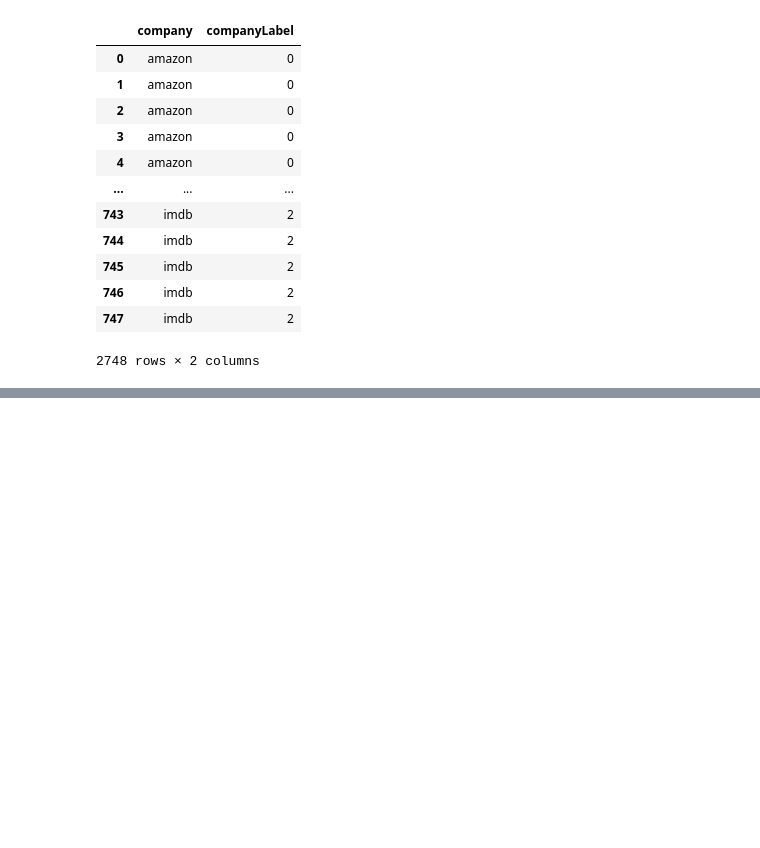
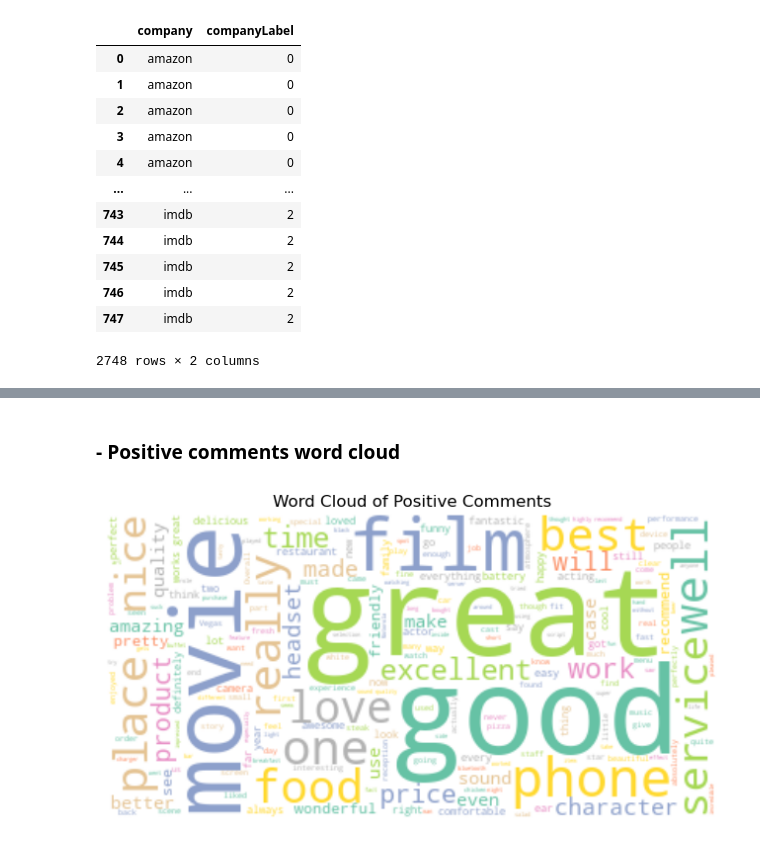
Before and after one commit to antinghsieh555/DM2022-Lab1-Homework, a Jupyter notebook: DM2022-Lab1-Homework_Part3Part4.ipynb, the cells around one changed output, grey strips where cells are left out. Cells and saved outputs as stored; diff of their text form; code cells hidden in the pictures; blank space fills up the shorter version.

```diff
--- a/DM2022-Lab1-Homework_Part3Part4.ipynb
+++ b/DM2022-Lab1-Homework_Part3Part4.ipynb
@@ -179,0 +255,16 @@ df[["company", "companyLabel"]]
+# %% [markdown]
+### - Positive comments word cloud
+# %%
+# draw word cloud figure
+text = " ".join(i for i in positive)
+# text = " ".join(i for i in df.text)
+
+stopwords = set(STOPWORDS)
+wordcloud = WordCloud(stopwords=stopwords, colormap="Set2", background_color="white").generate(text)
+plt.figure(figsize=(8,6))
+plt.imshow(wordcloud, interpolation='bilinear')
+plt.title('Word Cloud of Positive Comments')
+plt.axis("off")
+plt.show()
+# %% [output]
+[figure, added]
```
Also changed, not shown: parts of 15 cells of this notebook.
